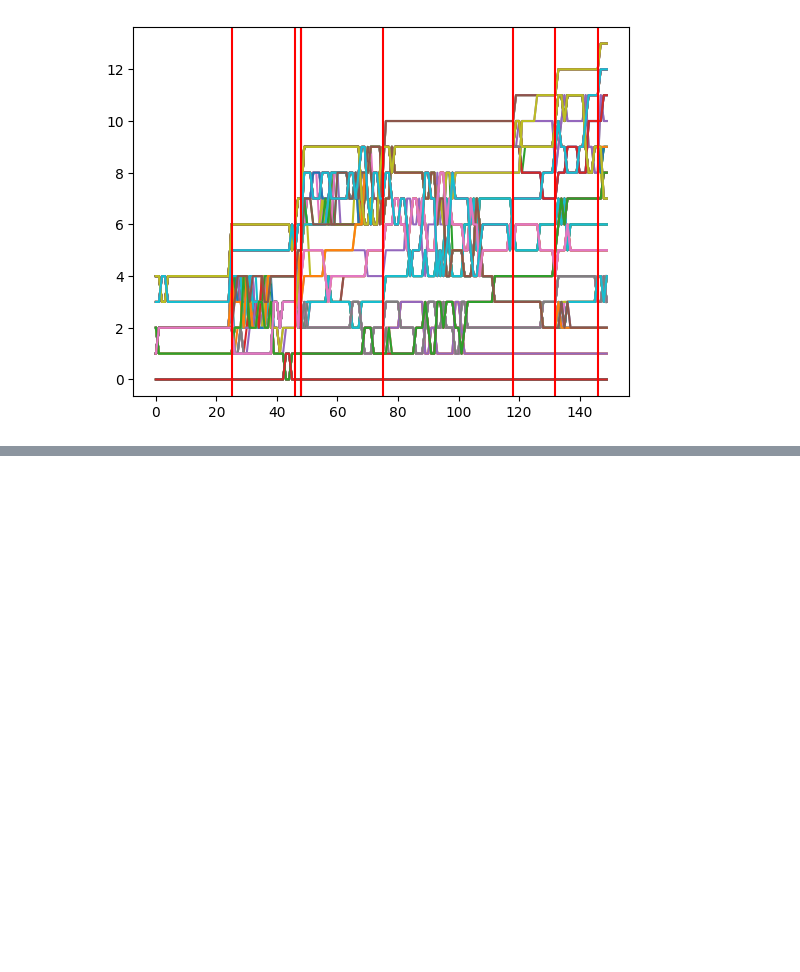
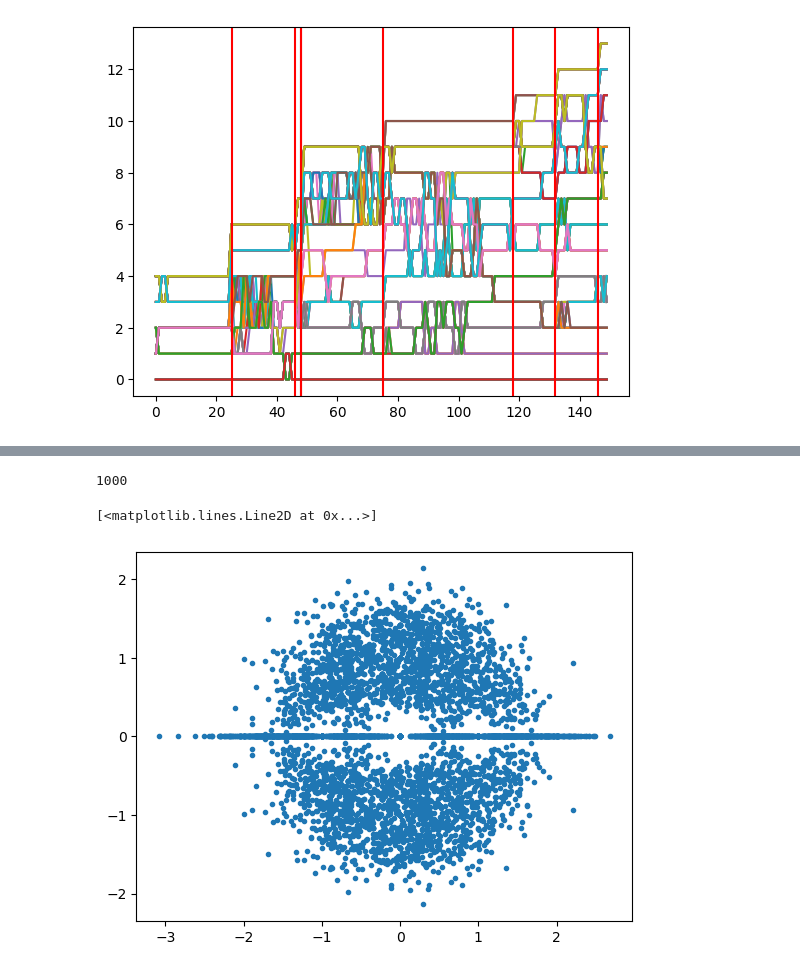
Before and after one commit to StanleyN1/OTProject, a Jupyter notebook: trajectory_inference/src/branching_test.ipynb, the cells around one changed output, grey strips where cells are left out. Saved outputs shown, nothing was run; the diff lists cells and outputs as text; code cells hidden in the pictures; blank space fills up the shorter version.

```diff
--- a/trajectory_inference/src/branching_test.ipynb
+++ b/trajectory_inference/src/branching_test.ipynb
@@ -407,0 +403,17 @@ array([[0, 0, 0, 0, 0, 0, 0, 0],
+# %%
+len([A[i, :, :].tolist() for i in range(A.shape[0])])
+# %% [output]
+1000
+# %%
+p_zero = 0.7
+p_other = (1-p_zero)/2
+n_matrices = 1000
+A = np.random.choice([-1, 0, 1], p=[p_other, p_zero, p_other],size=(n_matrices, d, d))
+
+
+# evals = np.concatenate([np.linalg.eigvals(A[:, :, i]) for i in range(1000)])
+
+plt.plot(np.real(evals), np.imag(evals), '.')
+# %% [output]
+[<matplotlib.lines.Line2D at 0x...>]
+[figure, added]
```
Also changed, not shown: parts of 6 cells of this notebook, 34 other files.
